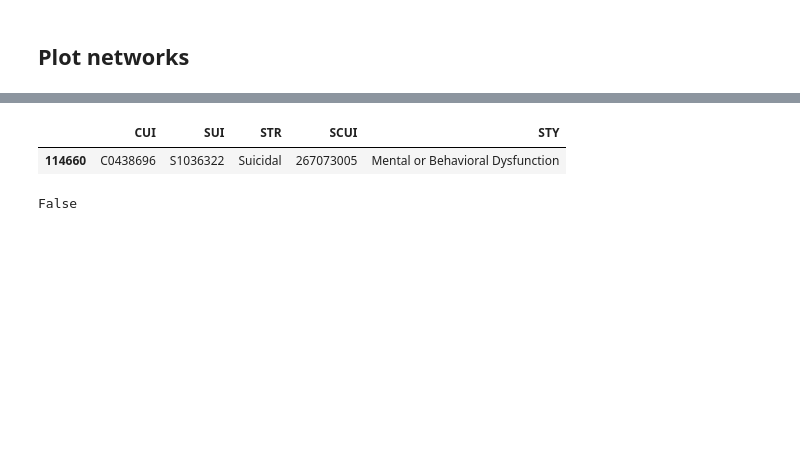
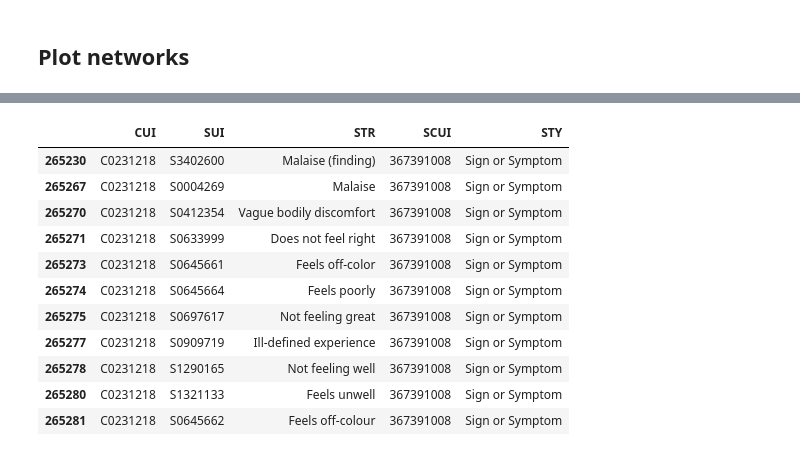
Before and after one commit to wtgme/snomed, a Jupyter notebook: networks.ipynb, the cells around one changed output, grey strips where cells are left out. Cells and saved outputs as stored; diff of their text form; code cells hidden in the pictures; blank space fills up the shorter version.

```diff
--- a/networks.ipynb
+++ b/networks.ipynb
@@ -135,17 +147,25 @@ cons[cons['CUI'] == 'C1998726']
 # %%
-cons[cons['SCUI'] == 267073005]
+cons[cons['SCUI'] == 367391008]
 # %% [output]
 |  | CUI | SUI | STR | SCUI | STY |
-| 114660 | C0438696 | S1036322 | Suicidal | 267073005 | Mental or Behavioral Dysfunction |
+| 265230 | C0231218 | S3402600 | Malaise (finding) | 367391008 | Sign or Symptom |
+| 265267 | C0231218 | S0004269 | Malaise | 367391008 | Sign or Symptom |
+| 265270 | C0231218 | S0412354 | Vague bodily discomfort | 367391008 | Sign or Symptom |
+| 265271 | C0231218 | S0633999 | Does not feel right | 367391008 | Sign or Symptom |
+| 265273 | C0231218 | S0645661 | Feels off-color | 367391008 | Sign or Symptom |
+| 265274 | C0231218 | S0645664 | Feels poorly | 367391008 | Sign or Symptom |
+| 265275 | C0231218 | S0697617 | Not feeling great | 367391008 | Sign or Symptom |
+| 265277 | C0231218 | S0909719 | Ill-defined experience | 367391008 | Sign or Symptom |
+| 265278 | C0231218 | S1290165 | Not feeling well | 367391008 | Sign or Symptom |
+| 265280 | C0231218 | S1321133 | Feels unwell | 367391008 | Sign or Symptom |
+| 265281 | C0231218 | S0645662 | Feels off-colour | 367391008 | Sign or Symptom |
 # %%
 suis = cons['SUI'].sample(2000)
 # %%
 suis = pickle.load(open('../Covid/data/suic.pick', 'rb'))
 suis = [sui.replace('S-', '') for sui in suis]
 # %%
-'8752202' in suis
+# suis
-# %% [output]
-False
 # %%
 def network(suis):
     nodes = cons[cons['SCUI'].isin(suis)]
```
Also changed, not shown: parts of 12 cells of this notebook.
